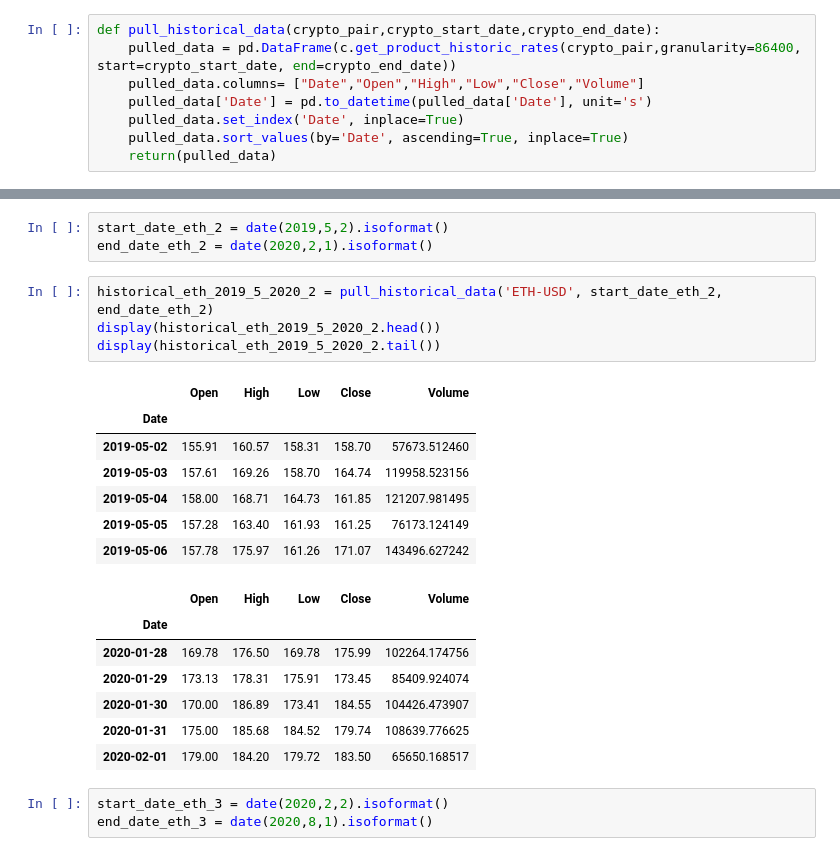
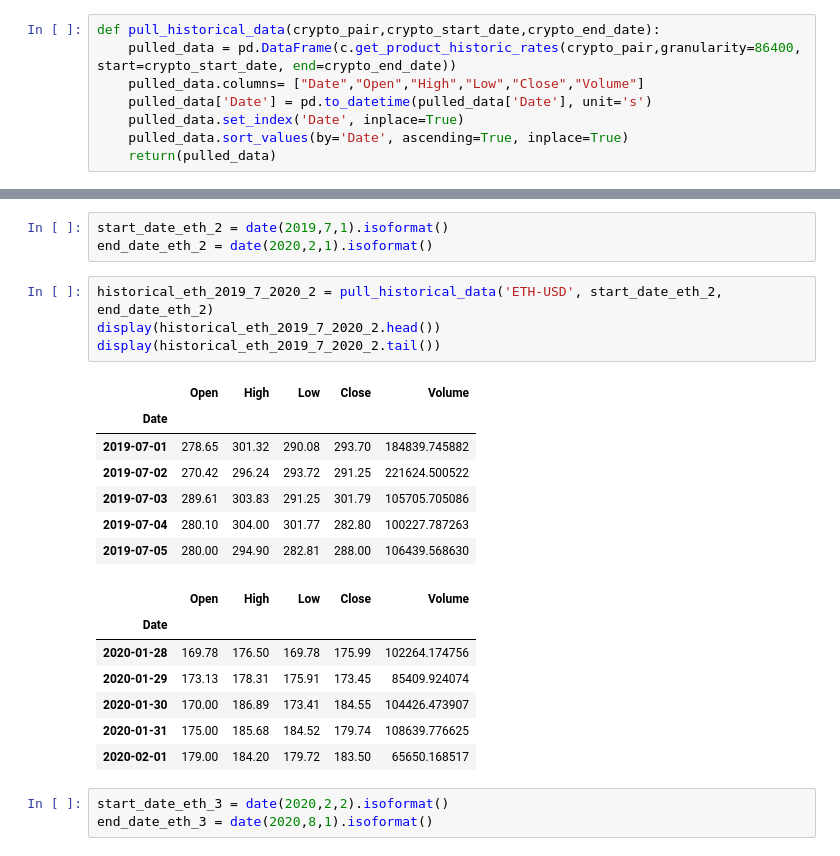
Before and after one commit to jpweldon/Cryptocurrency_Stock_Correlation, a Jupyter notebook: Jose_practice_code.ipynb, the cells around one changed output, grey strips where cells are left out. Cells and saved outputs as stored; diff of their text form.

```diff
--- a/Jose_practice_code.ipynb
+++ b/Jose_practice_code.ipynb
@@ -38,18 +19,18 @@ display(historical_eth_2018_8_2019_5.tail())
 # %%
-start_date_eth_2 = date(2019,5,2).isoformat()
+start_date_eth_2 = date(2019,7,1).isoformat()
 end_date_eth_2 = date(2020,2,1).isoformat()
 # %%
-historical_eth_2019_5_2020_2 = pull_historical_data('ETH-USD', start_date_eth_2, end_date_eth_2)
-display(historical_eth_2019_5_2020_2.head())
-display(historical_eth_2019_5_2020_2.tail())
+historical_eth_2019_7_2020_2 = pull_historical_data('ETH-USD', start_date_eth_2, end_date_eth_2)
+display(historical_eth_2019_7_2020_2.head())
+display(historical_eth_2019_7_2020_2.tail())
 # %% [output]
 |  | Open | High | Low | Close | Volume |
 | Date |  |  |  |  |  |
-| 2019-05-02 | 155.91 | 160.57 | 158.31 | 158.70 | 57673.512460 |
-| 2019-05-03 | 157.61 | 169.26 | 158.70 | 164.74 | 119958.523156 |
-| 2019-05-04 | 158.00 | 168.71 | 164.73 | 161.85 | 121207.981495 |
-| 2019-05-05 | 157.28 | 163.40 | 161.93 | 161.25 | 76173.124149 |
-| 2019-05-06 | 157.78 | 175.97 | 161.26 | 171.07 | 143496.627242 |
+| 2019-07-01 | 278.65 | 301.32 | 290.08 | 293.70 | 184839.745882 |
+| 2019-07-02 | 270.42 | 296.24 | 293.72 | 291.25 | 221624.500522 |
+| 2019-07-03 | 289.61 | 303.83 | 291.25 | 301.79 | 105705.705086 |
+| 2019-07-04 | 280.10 | 304.00 | 301.77 | 282.80 | 100227.787263 |
+| 2019-07-05 | 280.00 | 294.90 | 282.81 | 288.00 | 106439.568630 |
 |  | Open | High | Low | Close | Volume |
 | Date |  |  |  |  |  |
 | 2020-01-28 | 169.78 | 176.50 | 169.78 | 175.99 | 102264.174756 |
```
Also changed, not shown: parts of 26 cells of this notebook, 1 other file.
